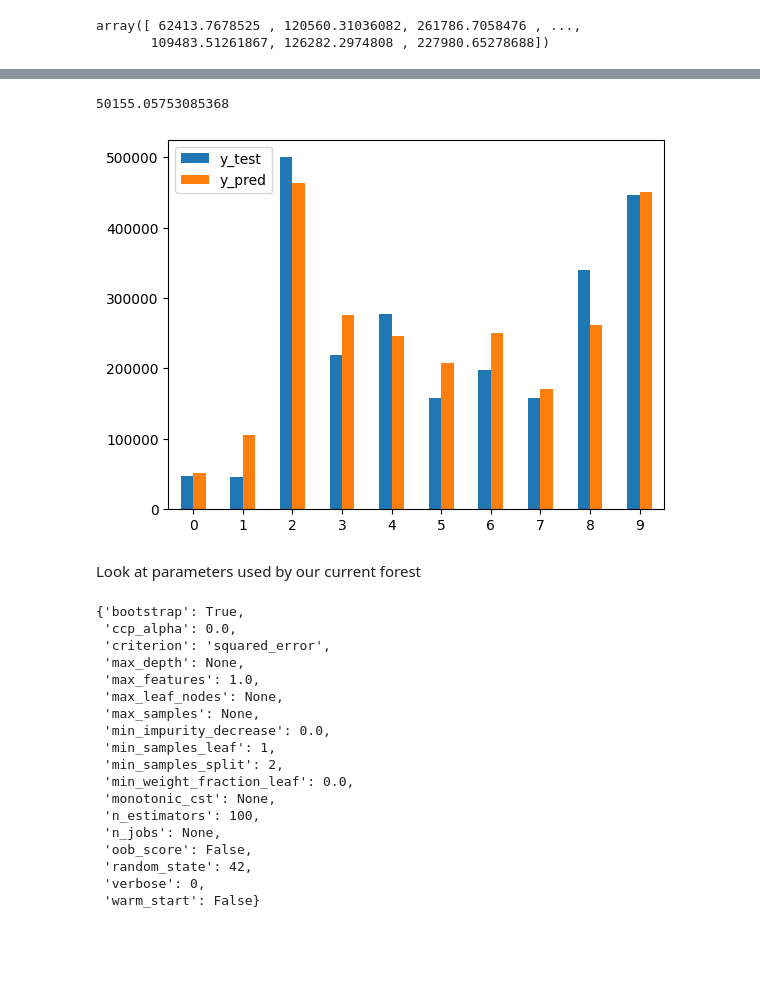
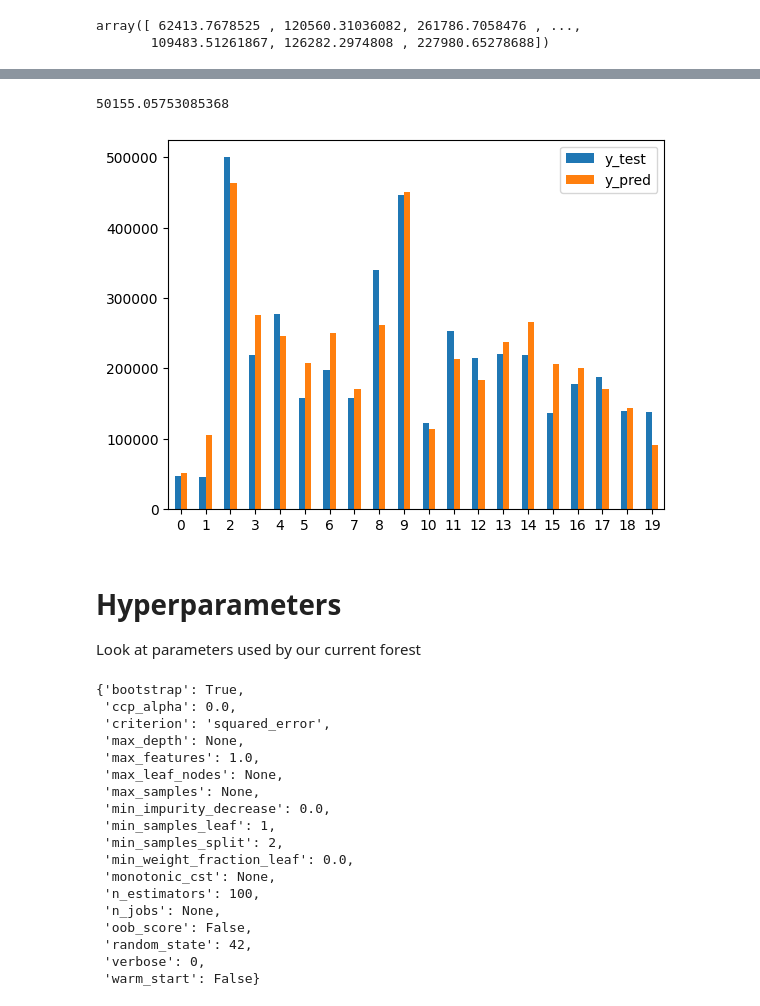
Before and after one commit to w4bo/AA2425-unibo-mldm, a Jupyter notebook: slides/lab-06-housing.ipynb, the cells around one changed output, grey strips where cells are left out. Cells and saved outputs as stored; diff of their text form; code cells hidden in the pictures; blank space fills up the shorter version.

```diff
--- a/slides/lab-06-housing.ipynb
+++ b/slides/lab-06-housing.ipynb
@@ -185,27 +175,23 @@ https://scikit-learn.org/stable/modules/generated/sklearn.ensemble.RandomForestR
 # %%
 from sklearn.ensemble import RandomForestRegressor  # import the model
 
-
 def run_forest(n_estimators, max_features, min_samples_split=5):
-    # initialize the model (i.e., the estimator)
-    forest_reg = RandomForestRegressor(n_estimators=n_estimators, max_features=max_features, random_state=42)
+    forest_reg = RandomForestRegressor(n_estimators=n_estimators, max_features=max_features, random_state=42, bootstrap=True)  # initialize the model (i.e., the estimator)
     forest_reg.fit(X_train, y_train)  # train it
-    # predict the cost of houses in the test set
-    housing_predictions = forest_reg.predict(X_test)
-
-    forest_rmse = mean_squared_error(y_test, housing_predictions, squared=True)  # check the error
-    forest_rmse = np.sqrt(forest_rmse)  # apply the squared root of the error
+    housing_predictions = forest_reg.predict(X_test)  # predict the cost of houses in the test set
+    forest_rmse = root_mean_squared_error(y_test, housing_predictions)  # check the error
     print(forest_rmse)
-
-    df = pd.DataFrame({'y_test': y_test[:10].to_numpy(), 'y_pred': housing_predictions[:10]}, index=[x for x in range(10)])
+    df = pd.DataFrame({'y_test': y_test[:show].to_numpy(), 'y_pred': housing_predictions[:show]}, index=[x for x in range(show)])
     df.plot.bar(rot=0)
     return forest_reg
+
+forest_reg = run_forest(100, 1.0)
+# %% [output]
+50155.05753085368
+[figure, added]
-# %%
-forest_reg = run_forest(100, 1.0)
-# %% [output]
-50155.05753085368
-[figure, removed]
 # %% [markdown]
+# Hyperparameters
+
 Look at parameters used by our current forest
 # %%
 forest_reg.get_params()
```
Also changed, not shown: parts of 29 cells of this notebook, 2 other files.
